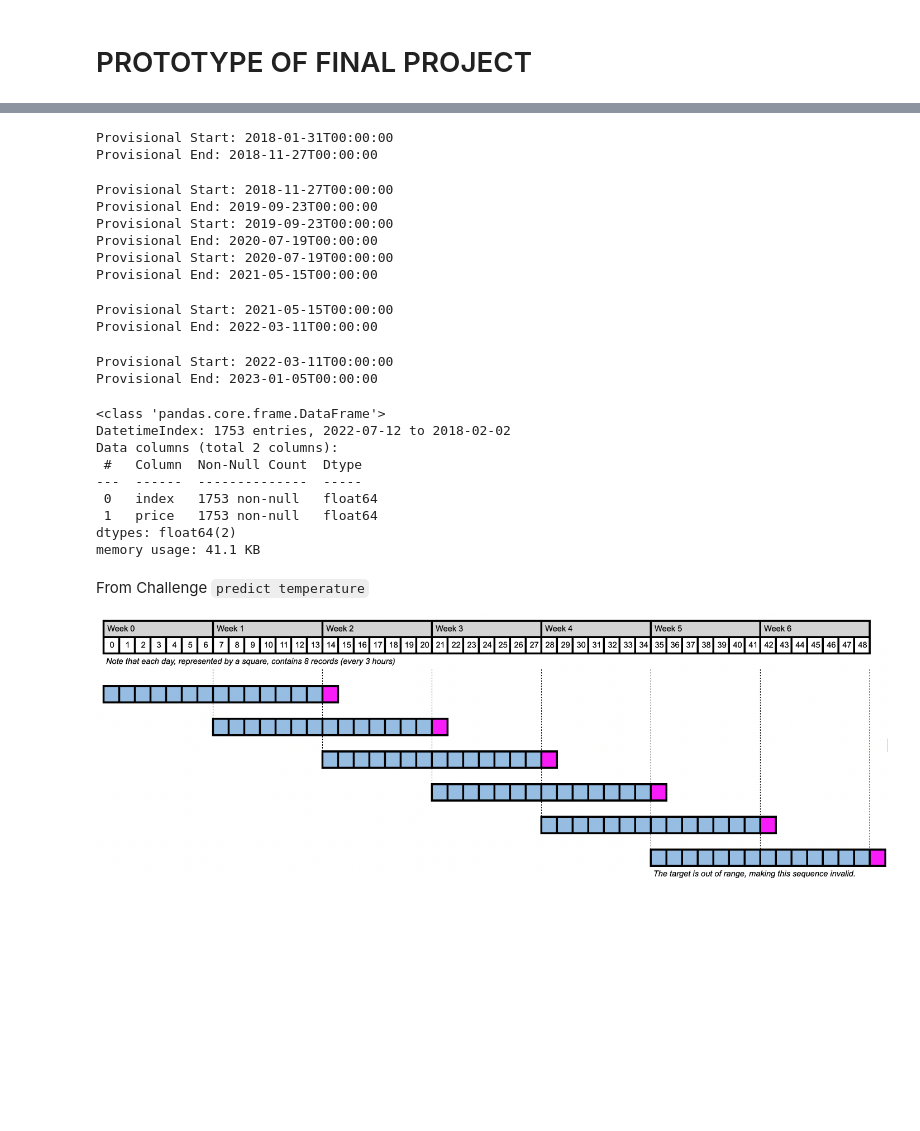
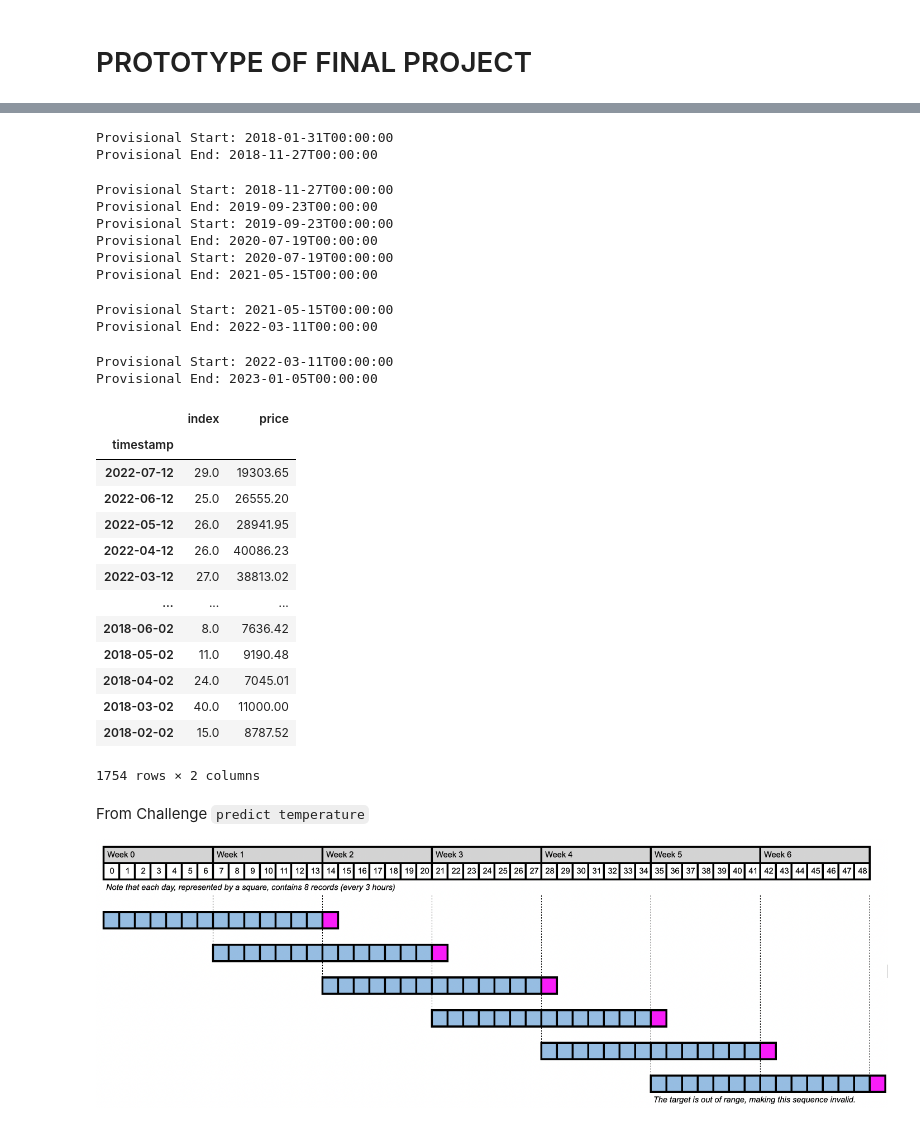
Before and after one commit to monicasainer/gossips_cryptos, a Jupyter notebook: notebooks/monica.ipynb, the cells around one changed output, grey strips where cells are left out. Drawn from its saved outputs; the diff is of its cells as text; code cells hidden in the pictures; blank space fills up the shorter version.

```diff
--- a/notebooks/monica.ipynb
+++ b/notebooks/monica.ipynb
@@ -125,41 +117,46 @@ def data_cleaning(crypto = 'BTC'):
     sentiment_data = fgindex()
     sentiment_data['timestamp'] = pd.to_datetime(sentiment_data['timestamp'])
     sentiment_data['value'] = sentiment_data['value'].astype('float')
     fg= pd.DataFrame(sentiment_data[['value', 'timestamp']])
     fg.set_index('timestamp', inplace=True)
 
 
     #merging the price and sentiment data
     df = fg.join(BTC_USD)
 
     #cleaning the merged dataframe
     df.dropna(inplace=True)
     df.rename(columns = {'close': 'price', 'value': 'index'}, inplace = True)
-
+    df = df.tail(-1)
     return df
 
 df = data_cleaning()
 
-df.info()
+df
 # %% [output]
 Provisional Start: 2018-01-31T00:00:00
 Provisional End: 2018-11-27T00:00:00
 Provisional Start: 2018-11-27T00:00:00
 Provisional End: 2019-09-23T00:00:00
 Provisional Start: 2019-09-23T00:00:00
 Provisional End: 2020-07-19T00:00:00
 Provisional Start: 2020-07-19T00:00:00
 Provisional End: 2021-05-15T00:00:00
 Provisional Start: 2021-05-15T00:00:00
 Provisional End: 2022-03-11T00:00:00
 Provisional Start: 2022-03-11T00:00:00
 Provisional End: 2023-01-05T00:00:00
+|  | index | price |
+| timestamp |  |  |
+| 2022-07-12 | 29.0 | 19303.65 |
+| 2022-06-12 | 25.0 | 26555.20 |
+| 2022-05-12 | 26.0 | 28941.95 |
+| 2022-04-12 | 26.0 | 40086.23 |
+| 2022-03-12 | 27.0 | 38813.02 |
+| ... | ... | ... |
+| 2018-06-02 | 8.0 | 7636.42 |
+| 2018-05-02 | 11.0 | 9190.48 |
+| 2018-04-02 | 24.0 | 7045.01 |
+| 2018-03-02 | 40.0 | 11000.00 |
+| 2018-02-02 | 15.0 | 8787.52 |
-<class 'pandas.core.frame.DataFrame'>
-DatetimeIndex: 1753 entries, 2022-07-12 to 2018-02-02
-Data columns (total 2 columns):
- #   Column  Non-Null Count  Dtype
----  ------  --------------  -----
- 0   index   1753 non-null   float64
- 1   price   1753 non-null   float64
-dtypes: float64(2)
-memory usage: 41.1 KB
+1754 rows × 2 columns
```
Also changed, not shown: parts of 40 cells of this notebook, 2 other files.
